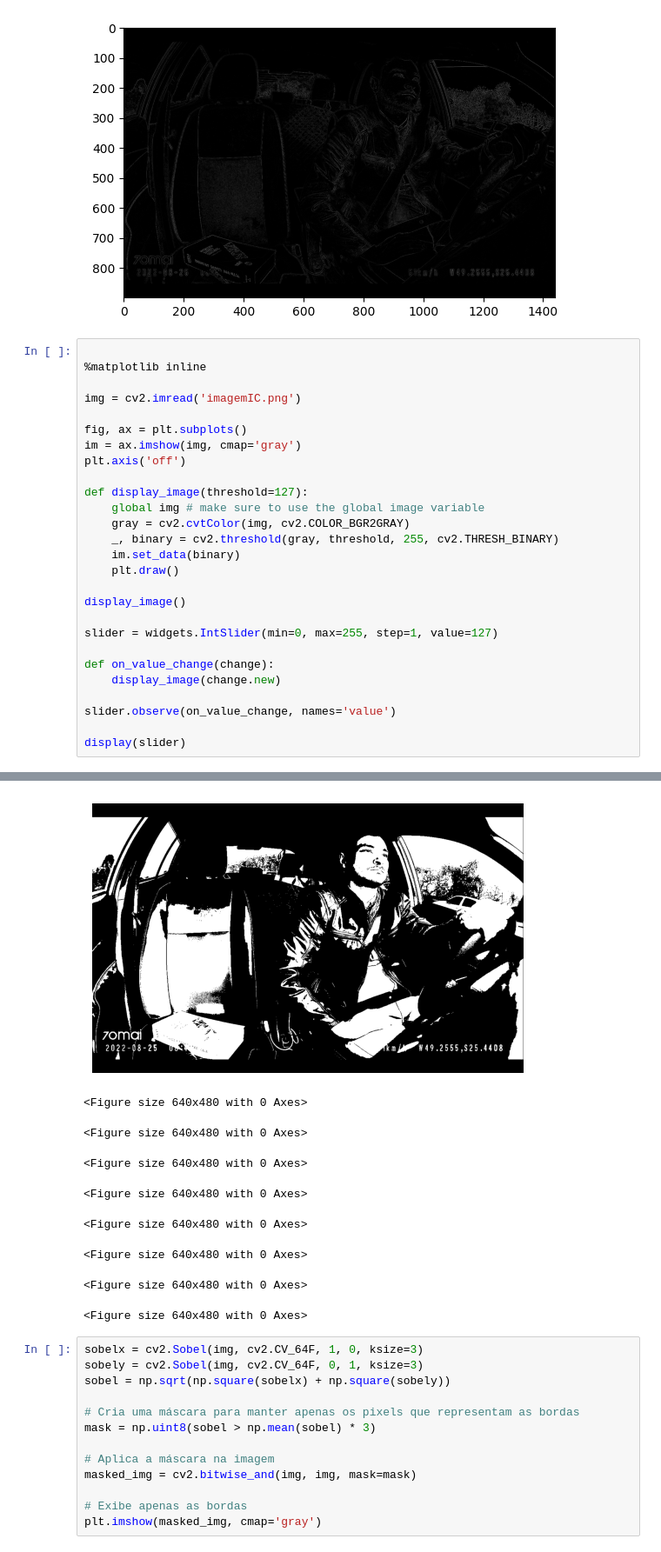
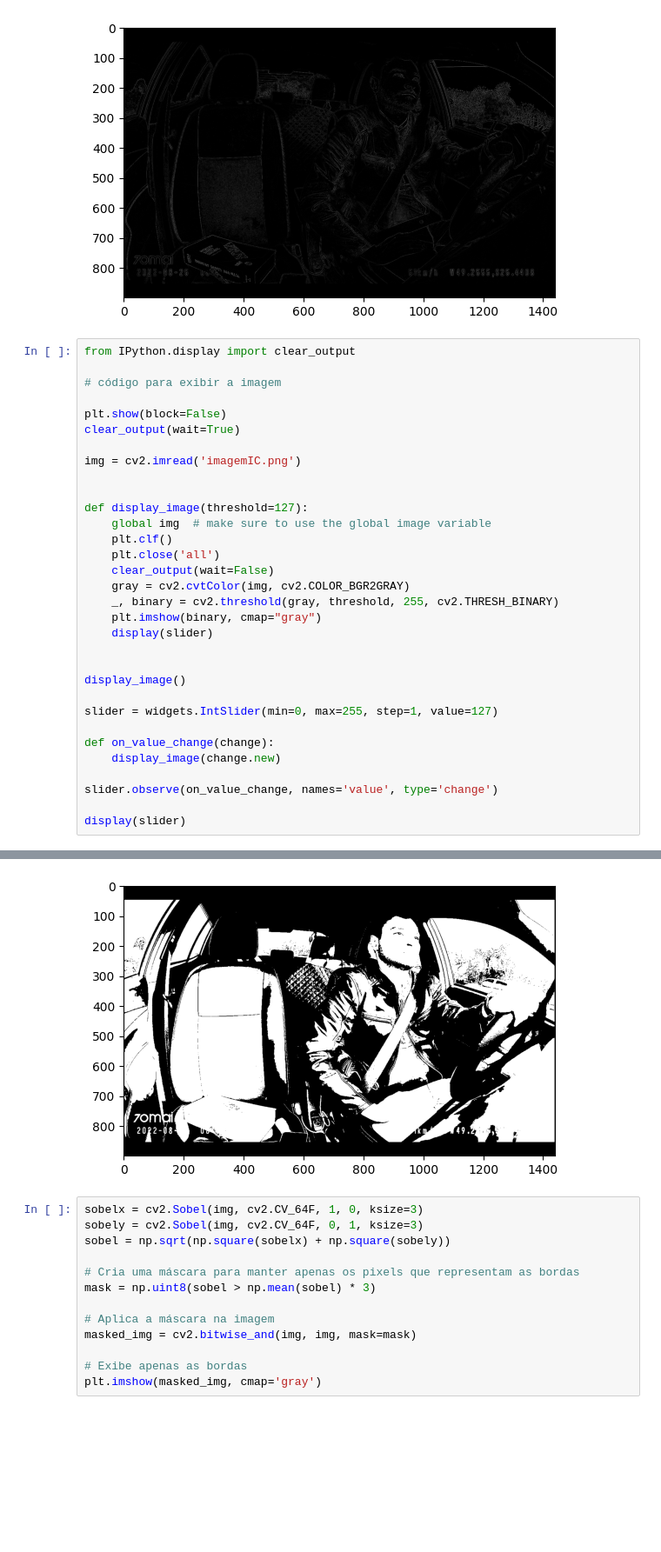
Before and after one commit to inaies/TA1_visao, a Jupyter notebook: main.ipynb, the cells around one changed output, grey strips where cells are left out. Shown at 87% size. Saved outputs shown, nothing was run; the diff lists cells and outputs as text; blank space fills up the shorter version.

```diff
--- a/main.ipynb
+++ b/main.ipynb
@@ -39,43 +39,40 @@ plt.imshow(cv2.cvtColor(sub,cv2.COLOR_GRAY2BGR))
 <matplotlib.image.AxesImage at 0x...>
 [figure]
 # %%
+from IPython.display import clear_output
 
-%matplotlib inline
+# código para exibir a imagem
+
+plt.show(block=False)
+clear_output(wait=True)
 
 img = cv2.imread('imagemIC.png')
 
-fig, ax = plt.subplots()
-im = ax.imshow(img, cmap='gray')
-plt.axis('off')
 
 def display_image(threshold=127):
-    global img # make sure to use the global image variable
+    global img  # make sure to use the global image variable
+    plt.clf()
+    plt.close('all')
+    clear_output(wait=False)
     gray = cv2.cvtColor(img, cv2.COLOR_BGR2GRAY)
     _, binary = cv2.threshold(gray, threshold, 255, cv2.THRESH_BINARY)
-    im.set_data(binary)
-    plt.draw()
+    plt.imshow(binary, cmap="gray")
+    display(slider)
+
 
 display_image()
 
 slider = widgets.IntSlider(min=0, max=255, step=1, value=127)
 
 def on_value_change(change):
     display_image(change.new)
 
-slider.observe(on_value_change, names='value')
+slider.observe(on_value_change, names='value', type='change')
 
 display(slider)
 # %% [output]
 [interactive output not drawn]
-[figure, old version]
+[figure, new version]
-<Figure size 640x480 with 0 Axes>
-<Figure size 640x480 with 0 Axes>
-<Figure size 640x480 with 0 Axes>
-<Figure size 640x480 with 0 Axes>
-<Figure size 640x480 with 0 Axes>
-<Figure size 640x480 with 0 Axes>
-<Figure size 640x480 with 0 Axes>
-<Figure size 640x480 with 0 Axes>
 # %%
 sobelx = cv2.Sobel(img, cv2.CV_64F, 1, 0, ksize=3)
 sobely = cv2.Sobel(img, cv2.CV_64F, 0, 1, ksize=3)
```
